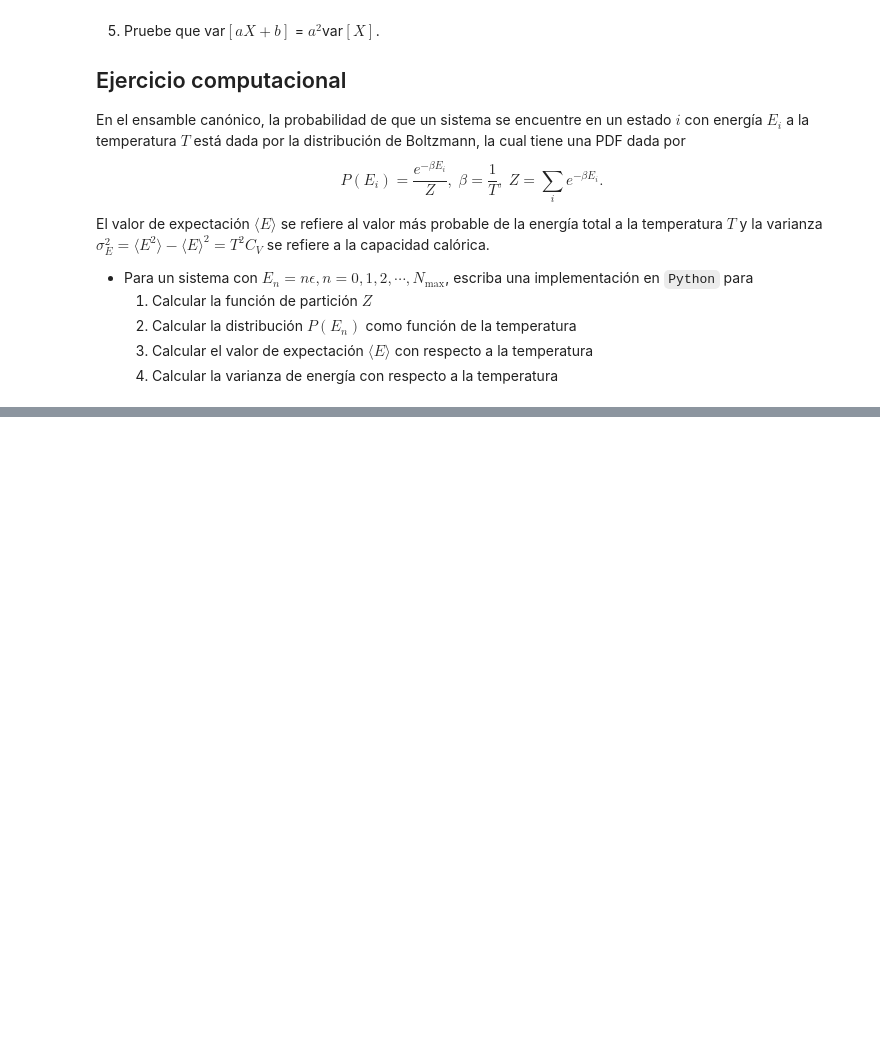
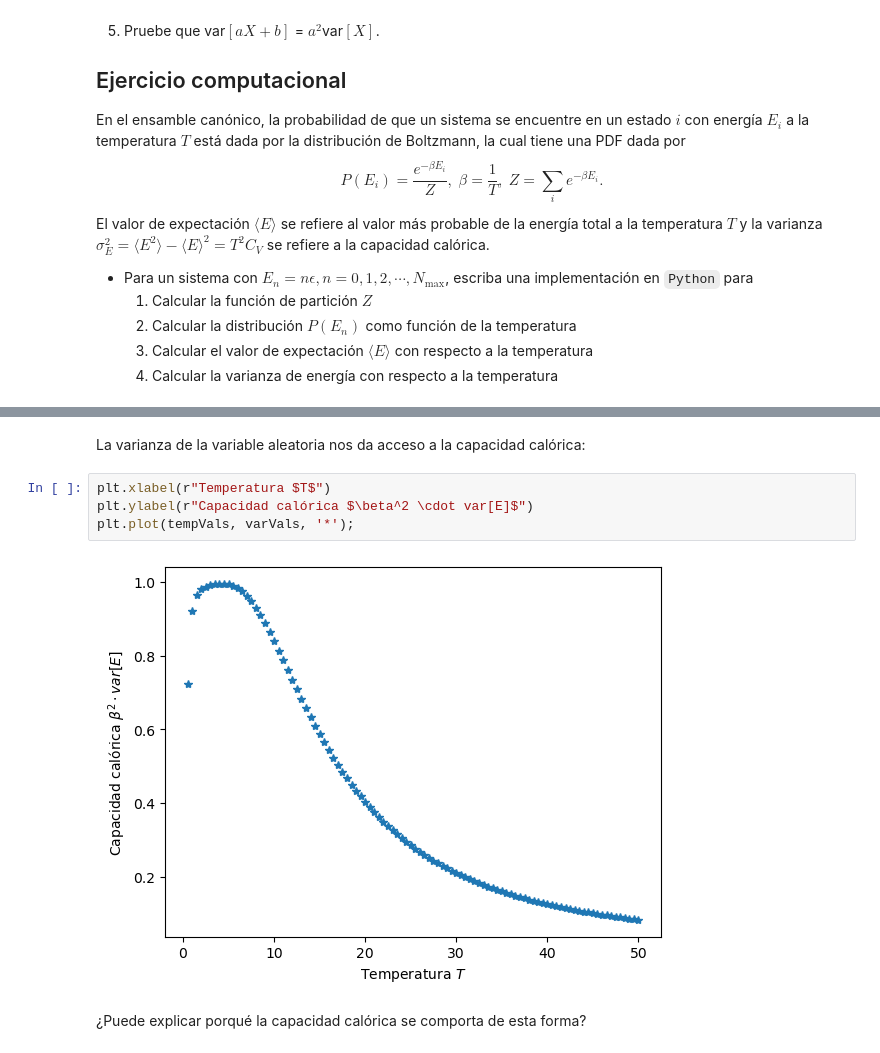
Before and after one commit to mbrenesn/MecanicaEstadisticaComputacional, a Jupyter notebook: Tema_02/probability1.ipynb, the cells around one changed output, grey strips where cells are left out. Cells and saved outputs as stored; diff of their text form; blank space fills up the shorter version.

```diff
--- a/Tema_02/probability1.ipynb
+++ b/Tema_02/probability1.ipynb
@@ -422,0 +484,10 @@ El valor de expectación $\langle E \rangle$ se refiere al valor más probable d
+# %% [markdown]
+La varianza de la variable aleatoria nos da acceso a la capacidad calórica:
+# %%
+plt.xlabel(r"Temperatura $T$")
+plt.ylabel(r"Capacidad calórica $\beta^2 \cdot var[E]$")
+plt.plot(tempVals, varVals, '*');
+# %% [output]
+[figure, added]
+# %% [markdown]
+¿Puede explicar porqué la capacidad calórica se comporta de esta forma?
```
Also changed, not shown: parts of 7 cells of this notebook.
